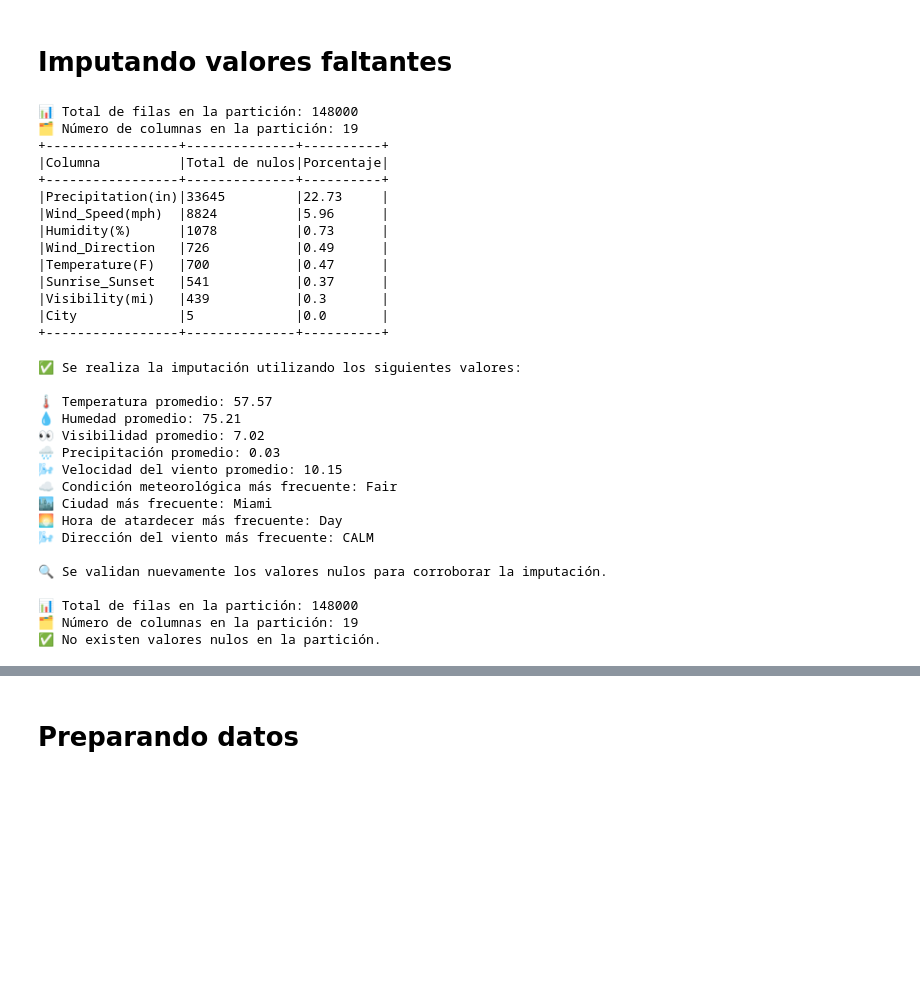
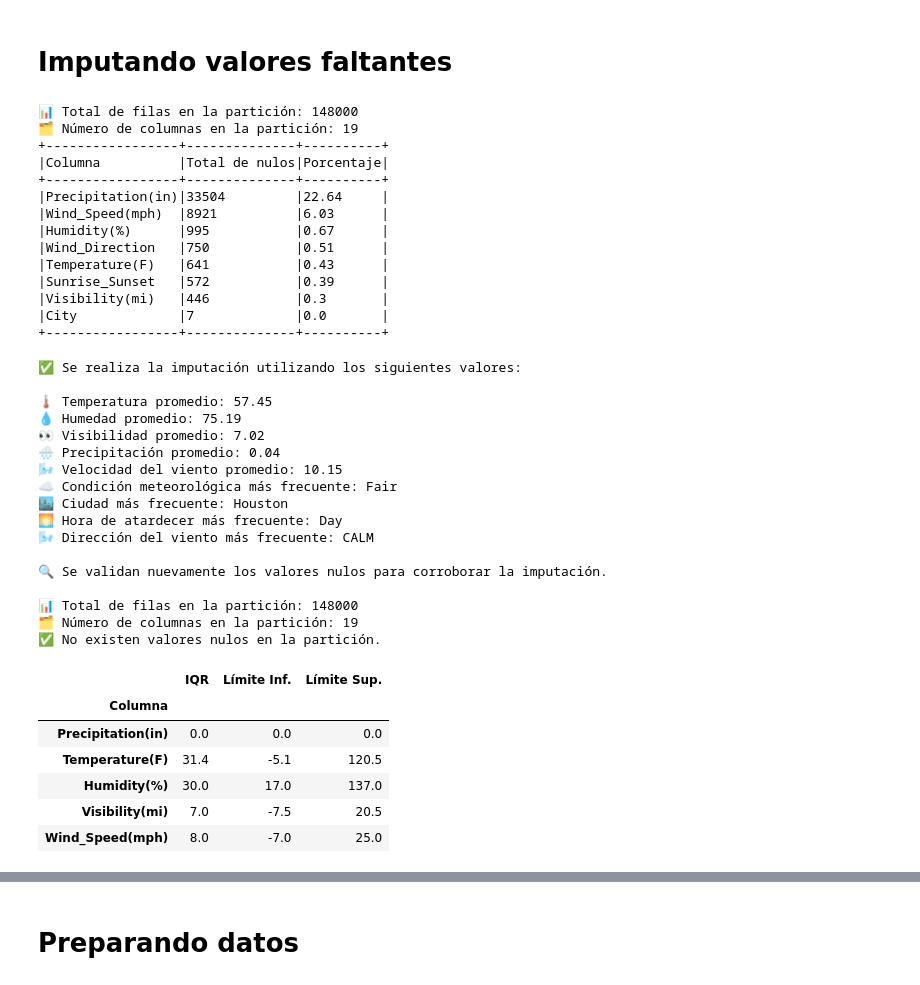
Before and after one commit to Jarcos09/Tareas, a Jupyter notebook: ML.ipynb, the cells around one changed output, grey strips where cells are left out. Saved outputs shown, nothing was run; the diff lists cells and outputs as text; code cells hidden in the pictures; blank space fills up the shorter version.

```diff
--- a/ML.ipynb
+++ b/ML.ipynb
@@ -123,7 +124,7 @@ print(f'✅ Se identificaron \033[32m\033[1m{len(particiones)}\033[0m particione
 ✅ Se identificaron 77 particiones que contienen más de 2000 registros.
 # %%
 contador_total = 0
-semilla = 1854
+semilla = 364
 
 # Crear un DataFrame vacío con la misma estructura
 df_muestras = spark.createDataFrame([], df_particionada.schema)
@@ -278,7 +279,7 @@ def imputacion_valores(particion):
     obten_nulos(particion)
 
     for col_name in [c for c, t in particion.dtypes if t == "double"]:
-      particion = particion.withColumn(col_name, round(particion[col_name], 2))
+      particion = particion.withColumn(col_name, round(particion[col_name], 1))
 
     return particion
 # %%
@@ -289,27 +290,27 @@ obten_nulos(df_muestras)
 +-----------------+--------------+----------+
 |Columna          |Total de nulos|Porcentaje|
 +-----------------+--------------+----------+
-|Precipitation(in)|33645         |22.73     |
-|Wind_Speed(mph)  |8824          |5.96      |
-|Humidity(%)      |1078          |0.73      |
-|Wind_Direction   |726           |0.49      |
-|Temperature(F)   |700           |0.47      |
-|Sunrise_Sunset   |541           |0.37      |
-|Visibility(mi)   |439           |0.3       |
-|City             |5             |0.0       |
+|Precipitation(in)|33504         |22.64     |
+|Wind_Speed(mph)  |8921          |6.03      |
+|Humidity(%)      |995           |0.67      |
+|Wind_Direction   |750           |0.51      |
+|Temperature(F)   |641           |0.43      |
+|Sunrise_Sunset   |572           |0.39      |
+|Visibility(mi)   |446           |0.3       |
+|City             |7             |0.0       |
 +-----------------+--------------+----------+
 # %%
 muestra_imp = imputacion_valores(df_muestras)
 # %% [output]
 ✅ Se realiza la imputación utilizando los siguientes valores:
 
-🌡️ Temperatura promedio: 57.57
-💧 Humedad promedio: 75.21
+🌡️ Temperatura promedio: 57.45
+💧 Humedad promedio: 75.19
 👀 Visibilidad promedio: 7.02
-🌧️ Precipitación promedio: 0.03
+🌧️ Precipitación promedio: 0.04
 🌬️ Velocidad del viento promedio: 10.15
 ☁️ Condición meteorológica más frecuente: Fair
-🏙️ Ciudad más frecuente: Miami
+🏙️ Ciudad más frecuente: Houston
 🌅 Hora de atardecer más frecuente: Day
 🌬️ Dirección del viento más frecuente: CALM
 
@@ -318,3 +319,14 @@ muestra_imp = imputacion_valores(df_muestras)
 📊 Total de filas en la partición: 148000
 🗂️ Número de columnas en la partición: 19
 ✅ No existen valores nulos en la partición.
+# %%
+outliers = calcular_IQR(muestra_imp,['Precipitation(in)','Temperature(F)','Humidity(%)','Visibility(mi)','Wind_Speed(mph)'])
+outliers
+# %% [output]
+|  | IQR | Límite Inf. | Límite Sup. |
+| Columna |  |  |  |
+| Precipitation(in) | 0.0 | 0.0 | 0.0 |
+| Temperature(F) | 31.4 | -5.1 | 120.5 |
+| Humidity(%) | 30.0 | 17.0 | 137.0 |
+| Visibility(mi) | 7.0 | -7.5 | 20.5 |
+| Wind_Speed(mph) | 8.0 | -7.0 | 25.0 |
```
Also changed, not shown: parts of 24 cells of this notebook.
